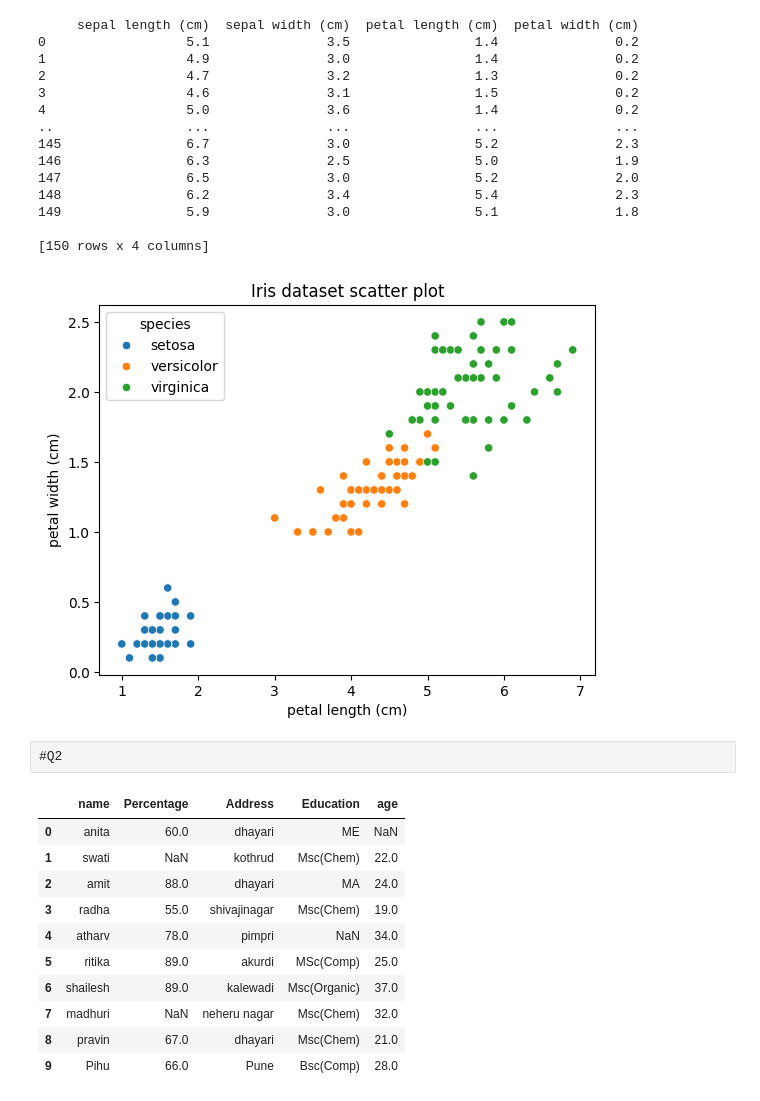
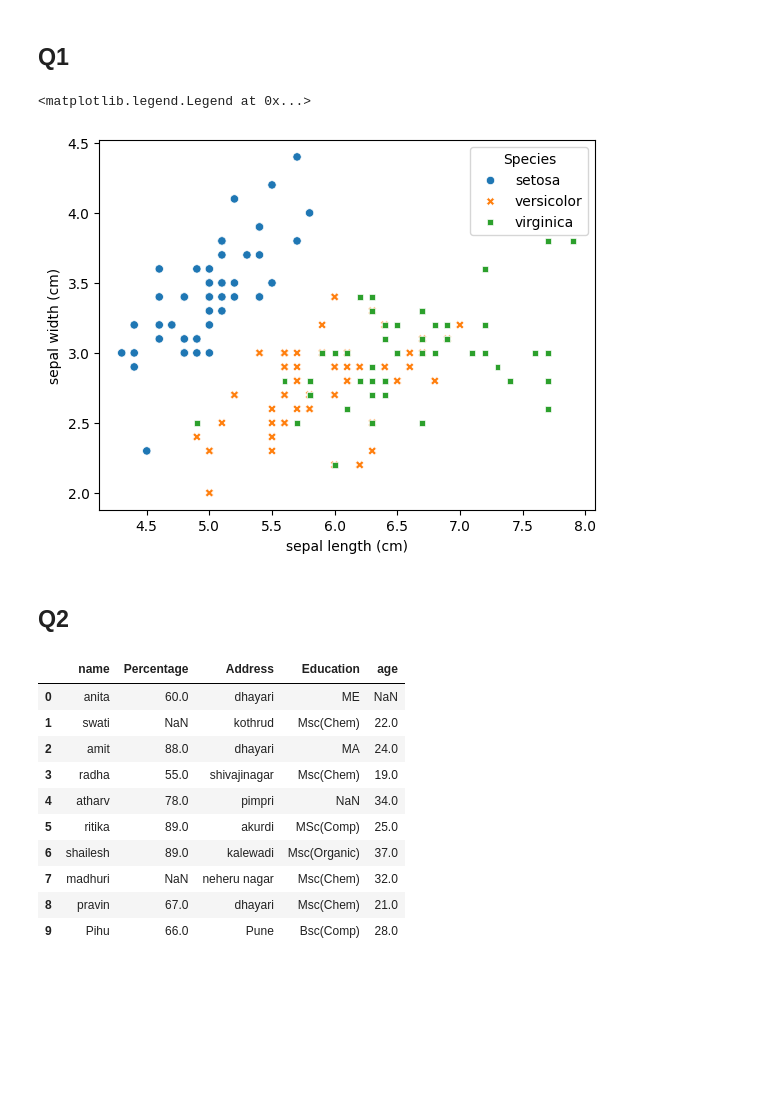
Before and after one commit to aryanm39/Machine-Learning, a Jupyter notebook: Assignment1/Assignment1.ipynb, the cells around one changed output. Drawn from its saved outputs; the diff is of its cells as text; code cells hidden in the pictures; blank space fills up the shorter version.

```diff
--- a/Assignment1/Assignment1.ipynb
+++ b/Assignment1/Assignment1.ipynb
@@ -1,36 +1,2 @@
-# %%
-#Q1
-import seaborn as sns
-import matplotlib.pyplot as plt
-from sklearn.datasets import load_iris
-import pandas as pd
-
-iris = load_iris()
-df = pd.DataFrame(iris.data, columns=iris.feature_names)
-
-print(df)
-
-df['species'] = iris.target_names[iris.target]
-
-sns.scatterplot(data=df, x="petal length (cm)", y="petal width (cm)", hue="species")
-
-plt.title("Iris dataset scatter plot")
-plt.show()
-# %% [output]
-     sepal length (cm)  sepal width (cm)  petal length (cm)  petal width (cm)
-0                  5.1               3.5                1.4               0.2
-1                  4.9               3.0                1.4               0.2
-2                  4.7               3.2                1.3               0.2
-3                  4.6               3.1                1.5               0.2
-4                  5.0               3.6                1.4               0.2
-..                 ...               ...                ...               ...
-145                6.7               3.0                5.2               2.3
-146                6.3               2.5                5.0               1.9
-147                6.5               3.0                5.2               2.0
-148                6.2               3.4                5.4               2.3
-149                5.9               3.0                5.1               1.8
-
-[150 rows x 4 columns]
-[figure, removed]
-# %% [raw]
-#Q2
+# %% [markdown]
+## Q1
@@ -37,3 +10,16 @@ plt.show()
+# %%
+df = pd.DataFrame(iris.data, columns=iris.feature_names)
+df['target'] = iris.target
+
+df['target'] = df['target'].apply(lambda x: iris.target_names[x])
+# %%
+sns.scatterplot(data = df , x = "sepal length (cm)", y  = "sepal width (cm)", hue='target', style="target")
+plt.legend(title="Species")
+# %% [output]
+<matplotlib.legend.Legend at 0x...>
+[figure, added]
+# %% [markdown]
+## Q2
 # %%
 new_df = pd.read_csv(r"/home/cslogin/mscii92/dataset/msc/student.csv")
 new_df
```
Also changed, not shown: parts of 8 cells of this notebook, 40 other files.
